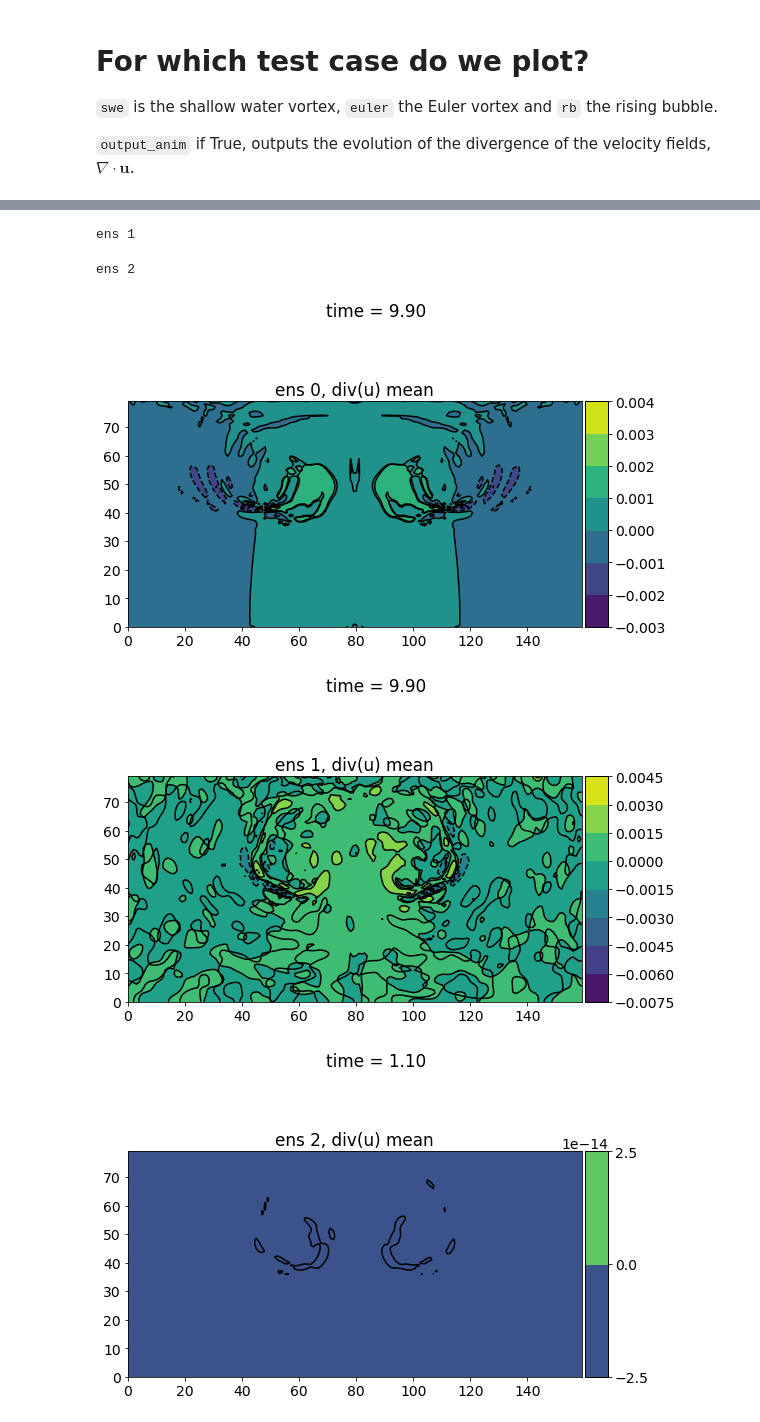
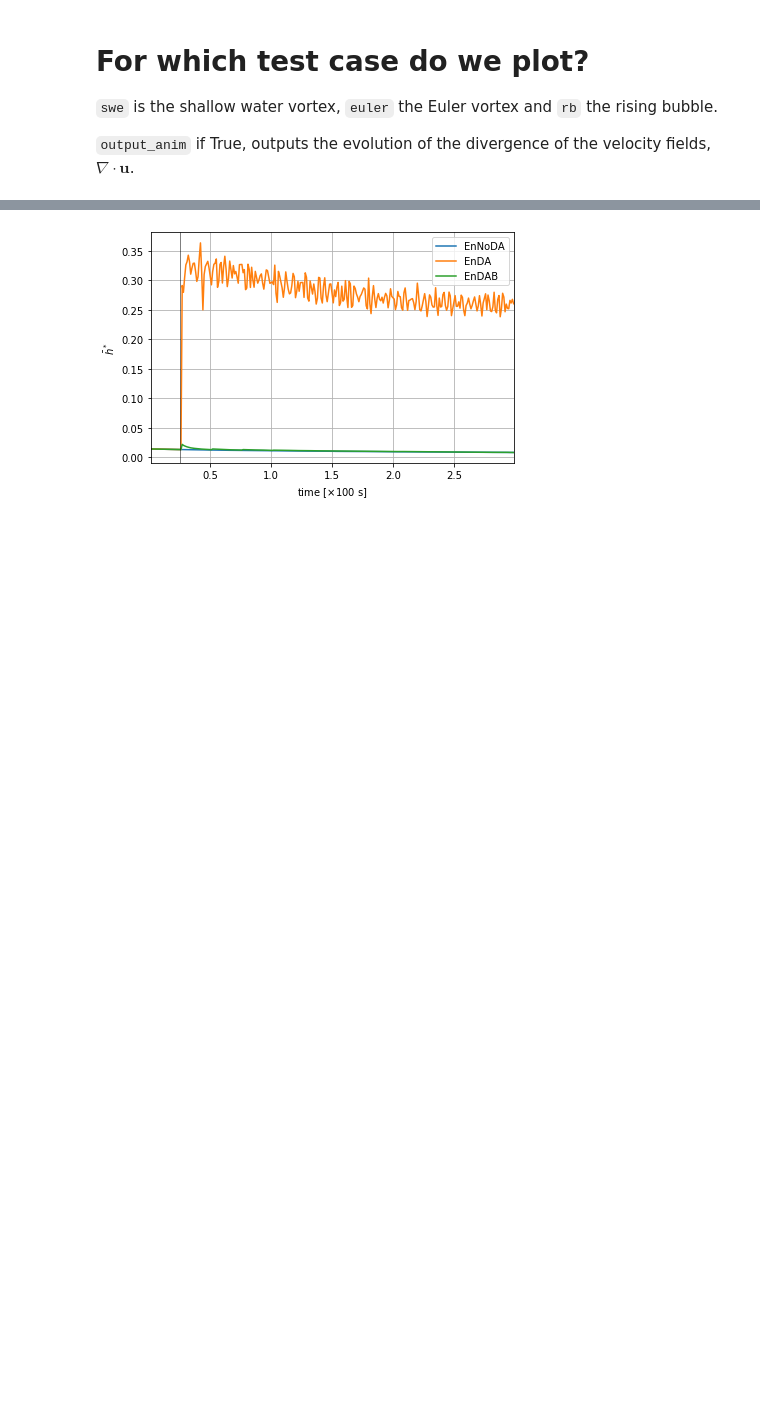
Before and after one commit to ray-chew/pyBELLA, a Jupyter notebook: visualiser_debugger/review_localdab/scale_analysis.ipynb, the cells around one changed output, grey strips where cells are left out. Saved outputs shown, nothing was run; the diff lists cells and outputs as text; code cells hidden in the pictures; blank space fills up the shorter version.

```diff
--- a/visualiser_debugger/review_localdab/scale_analysis.ipynb
+++ b/visualiser_debugger/review_localdab/scale_analysis.ipynb
@@ -23,11 +23,11 @@ import matplotlib.pyplot as plt
 
 `output_anim` if True, outputs the evolution of the divergence of the velocity fields, $\nabla \cdot \mathbf{u}$.
 # %%
-swe = False
+swe = True
 euler = False
-rb = True
+rb = False
 
-output_anim = True
+output_anim = False
 # %%
 def load(base_fn,Nx,Ny,et,Nz=None):
     pydir = '../../%s/' %base_fn
@@ -228,13 +228,16 @@ for bb,ens in enumerate(enses):
         if swe:
             Ptu = divu * 0.5 * 11.0 * dx * ud.h_ref / (np.sqrt(9.81 * ud.d_ref))
             Ptu *= rho
+            Ptu *= 100.0
         else:
             Ptu = divu * rho * c**2 * ud.rho_ref
             Ptu *=  0.5*11.0*dx * ud.h_ref * Ma / ud.u_ref
-            Ptu /= ud.p_ref
+#             Ptu /= ud.p_ref
+            Ptu /= 1000.0
 
         # get norm for the contribution from the velocity fields at each time-point
         Ptu_norm = np.array([ np.sqrt((mem**2).mean()) for mem in Ptu[:-1]]).mean()
+        Ptu_norm *= 2.0/np.pi
         if swe:
             barPu[bb,tt] = Ptu_norm
         else:
@@ -291,5 +294 @@ ens 0
-ens 1
-ens 2
-[figure, old version]
+[figure, new version]
-[figure, removed]
-[figure, removed]
```
Also changed, not shown: parts of 1 cell of this notebook.
